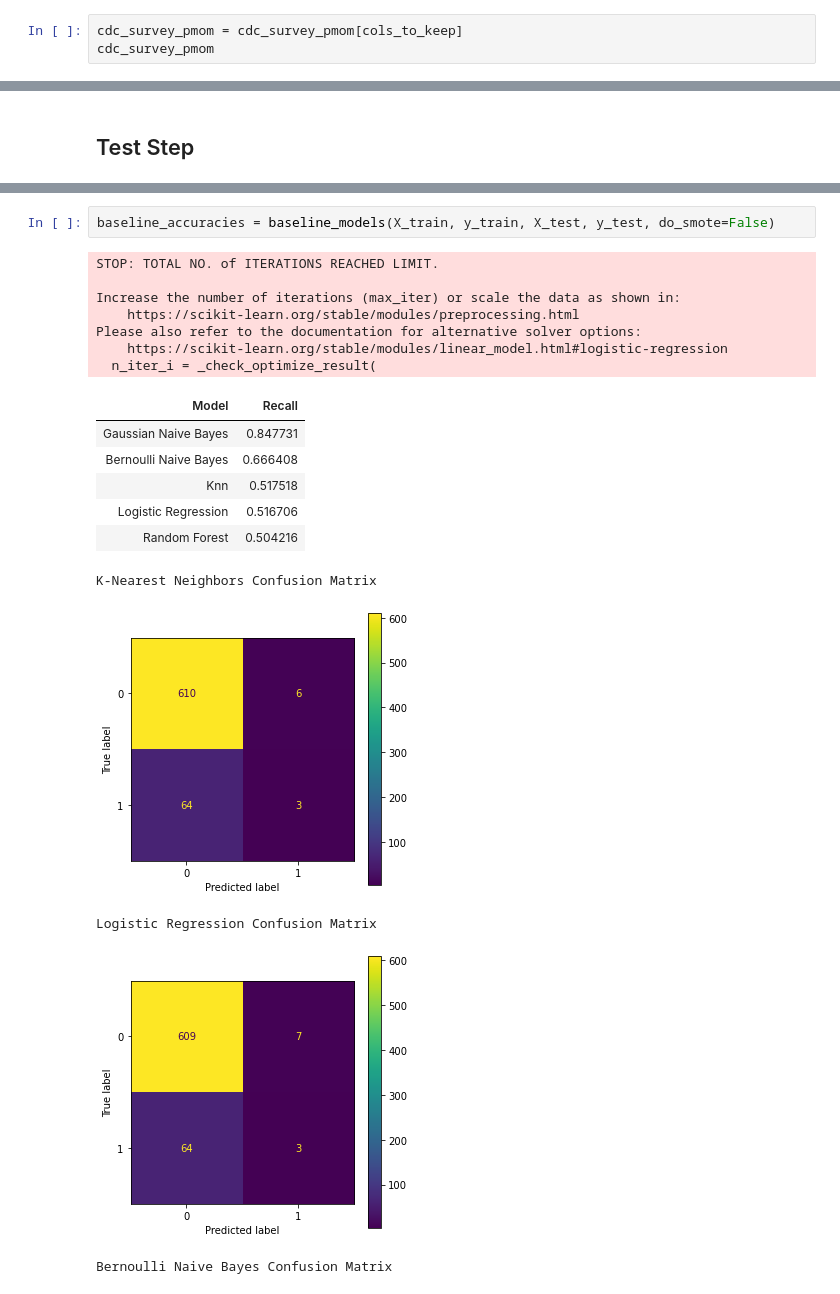
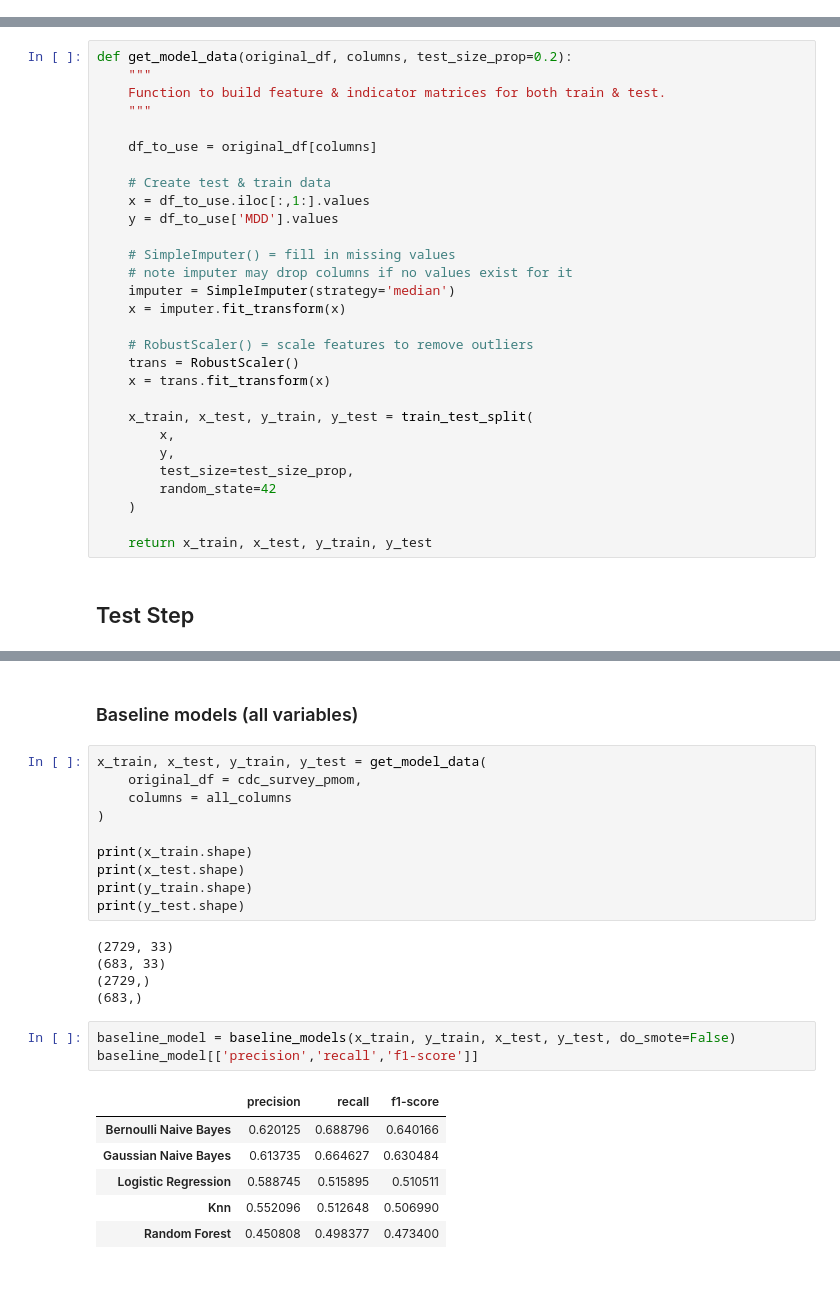
Before and after one commit to orenscarmeli/capstone210-ppd-carmeli_chari_hand_lee, a Jupyter notebook: modeling/initial_modeling.ipynb, the cells around one changed output, grey strips where cells are left out. Saved outputs shown, nothing was run; the diff lists cells and outputs as text.

```diff
--- a/modeling/initial_modeling.ipynb
+++ b/modeling/initial_modeling.ipynb
@@ -136,5 +148,2 @@ len(cols_to_keep)
 # %% [markdown]
 ### Create Test & Train Datasets
-# %%
-cdc_survey_pmom = cdc_survey_pmom[cols_to_keep]
-cdc_survey_pmom
@@ -275,2 +150,31 @@ def baseline_models(
+# %%
+def get_model_data(original_df, columns, test_size_prop=0.2):
+    """
+    Function to build feature & indicator matrices for both train & test.
+    """
+
+    df_to_use = original_df[columns]
+
+    # Create test & train data
+    x = df_to_use.iloc[:,1:].values
+    y = df_to_use['MDD'].values
+
+    # SimpleImputer() = fill in missing values
+    # note imputer may drop columns if no values exist for it
+    imputer = SimpleImputer(strategy='median')
+    x = imputer.fit_transform(x)
+
+    # RobustScaler() = scale features to remove outliers
+    trans = RobustScaler()
+    x = trans.fit_transform(x)
+
+    x_train, x_test, y_train, y_test = train_test_split(
+        x,
+        y,
+        test_size=test_size_prop,
+        random_state=42
+    )
+
+    return x_train, x_test, y_train, y_test
 # %% [markdown]
 ## Test Step
@@ -306,21 +312,27 @@ Random Forest Confusion Matrix
+# %% [markdown]
+### Baseline models (all variables)
+# %%
+x_train, x_test, y_train, y_test = get_model_data(
+    original_df = cdc_survey_pmom,
+    columns = all_columns
+)
+
+print(x_train.shape)
+print(x_test.shape)
+print(y_train.shape)
+print(y_test.shape)
+# %% [output]
+(2729, 33)
+(683, 33)
+(2729,)
+(683,)
 # %%
-baseline_accuracies = baseline_models(X_train, y_train, X_test, y_test, do_smote=False)
+baseline_model = baseline_models(x_train, y_train, x_test, y_test, do_smote=False)
+baseline_model[['precision','recall','f1-score']]
 # %% [output]
-STOP: TOTAL NO. of ITERATIONS REACHED LIMIT.
-
-Increase the number of iterations (max_iter) or scale the data as shown in:
-    https://scikit-learn.org/stable/modules/preprocessing.html
-Please also refer to the documentation for alternative solver options:
-    https://scikit-learn.org/stable/modules/linear_model.html#logistic-regression
-  n_iter_i = _check_optimize_result(
-| Model | Recall |
-| Gaussian Naive Bayes | 0.847731 |
-| Bernoulli Naive Bayes | 0.666408 |
-| Knn | 0.517518 |
-| Logistic Regression | 0.516706 |
-| Random Forest | 0.504216 |
+|  | precision | recall | f1-score |
+| Bernoulli Naive Bayes | 0.620125 | 0.688796 | 0.640166 |
+| Gaussian Naive Bayes | 0.613735 | 0.664627 | 0.630484 |
+| Logistic Regression | 0.588745 | 0.515895 | 0.510511 |
+| Knn | 0.552096 | 0.512648 | 0.506990 |
+| Random Forest | 0.450808 | 0.498377 | 0.473400 |
-K-Nearest Neighbors Confusion Matrix
-[figure, removed]
-Logistic Regression Confusion Matrix
-[figure, removed]
-Bernoulli Naive Bayes Confusion Matrix
```
Also changed, not shown: parts of 18 cells of this notebook, 1 other file.
